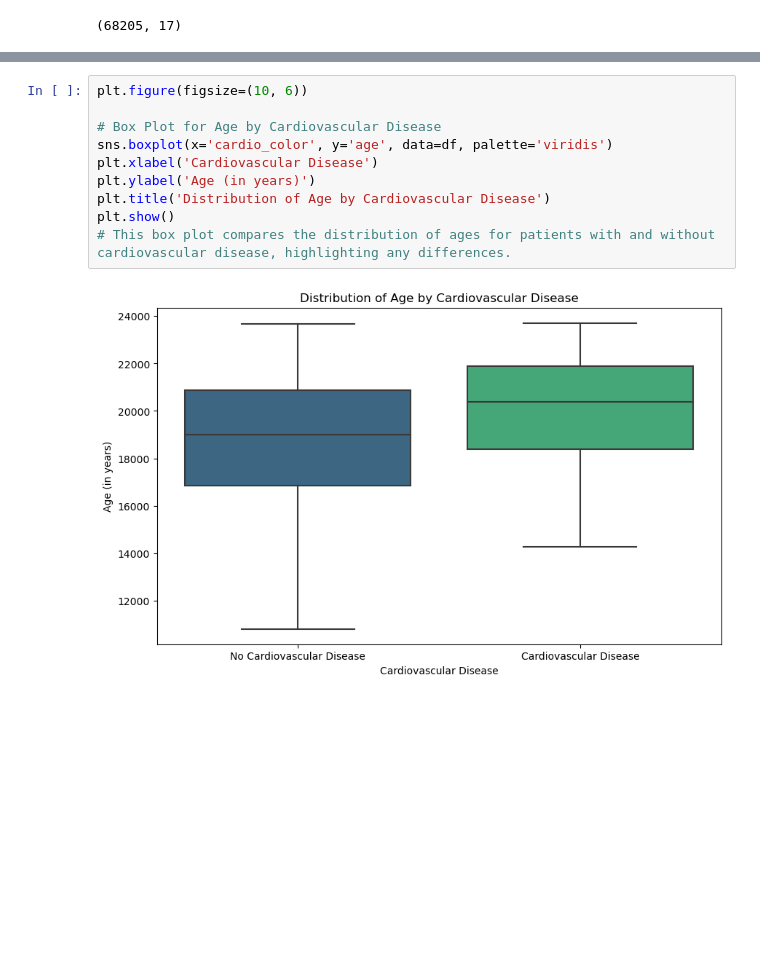
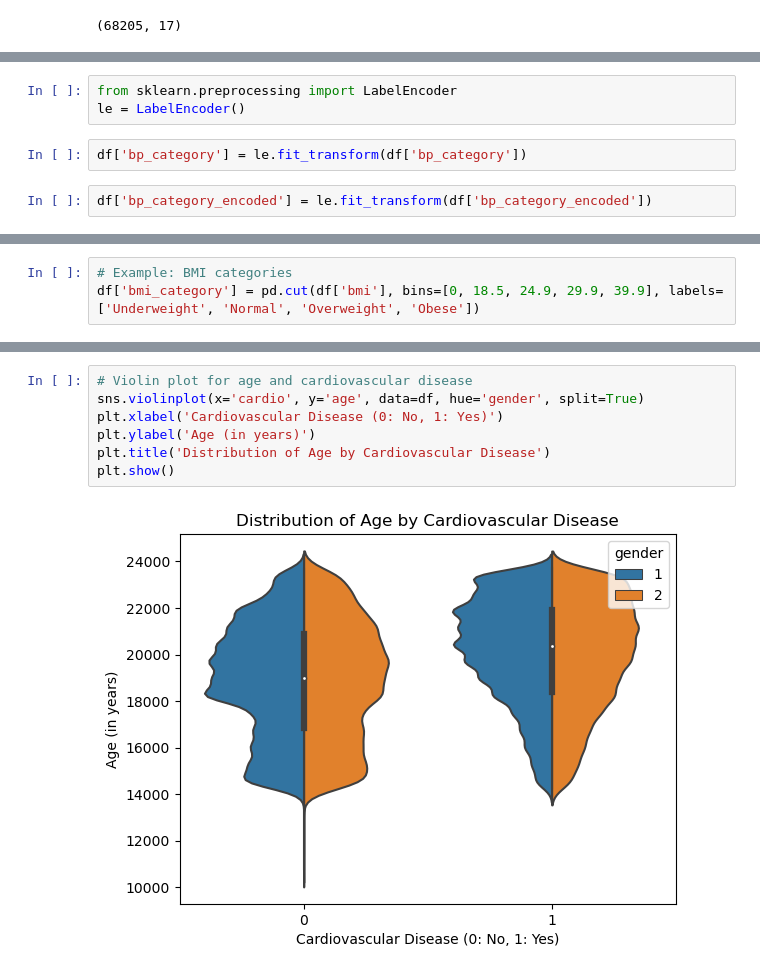
Before and after one commit to ch-nisar89/machine-learning-approaches-for-cardiovascular-disease-prediction, a Jupyter notebook: Cardiovascular Disease Prediction Using Clustering and Logistic Regression.ipynb, the cells around one changed output, grey strips where cells are left out. Drawn from its saved outputs; the diff is of its cells as text; blank space fills up the shorter version.

```diff
--- a/Cardiovascular Disease Prediction Using Clustering and Logistic Regression.ipynb
+++ b/Cardiovascular Disease Prediction Using Clustering and Logistic Regression.ipynb
@@ -256,3 +208,10 @@ plt.show()
+# %%
+from sklearn.preprocessing import LabelEncoder
+le = LabelEncoder()
+# %%
+df['bp_category'] = le.fit_transform(df['bp_category'])
+# %%
+df['bp_category_encoded'] = le.fit_transform(df['bp_category_encoded'])
 # %%
 correlation_matrix = df.corr()
 
@@ -327,0 +225,3 @@ plt.show()
+# %%
+# Example: BMI categories
+df['bmi_category'] = pd.cut(df['bmi'], bins=[0, 18.5, 24.9, 29.9, 39.9], labels=['Underweight', 'Normal', 'Overweight', 'Obese'])
@@ -328,12 +315,9 @@ plt.show()
 # %%
-plt.figure(figsize=(10, 6))
-
-# Box Plot for Age by Cardiovascular Disease
-sns.boxplot(x='cardio_color', y='age', data=df, palette='viridis')
-plt.xlabel('Cardiovascular Disease')
+# Violin plot for age and cardiovascular disease
+sns.violinplot(x='cardio', y='age', data=df, hue='gender', split=True)
+plt.xlabel('Cardiovascular Disease (0: No, 1: Yes)')
 plt.ylabel('Age (in years)')
 plt.title('Distribution of Age by Cardiovascular Disease')
 plt.show()
-# This box plot compares the distribution of ages for patients with and without cardiovascular disease, highlighting any differences.
 # %% [output]
-[figure, old version]
+[figure, new version]
```
Also changed, not shown: parts of 51 cells of this notebook.
